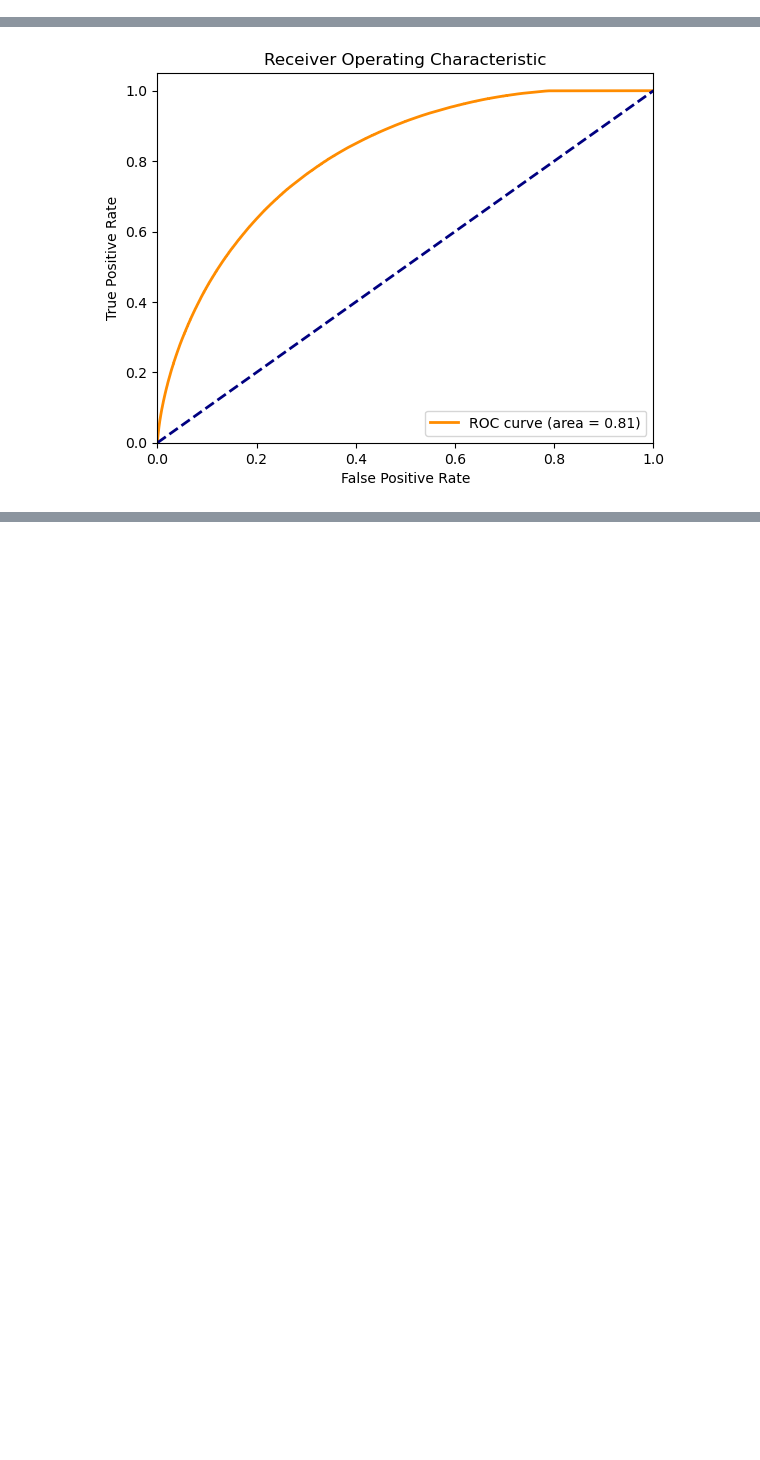
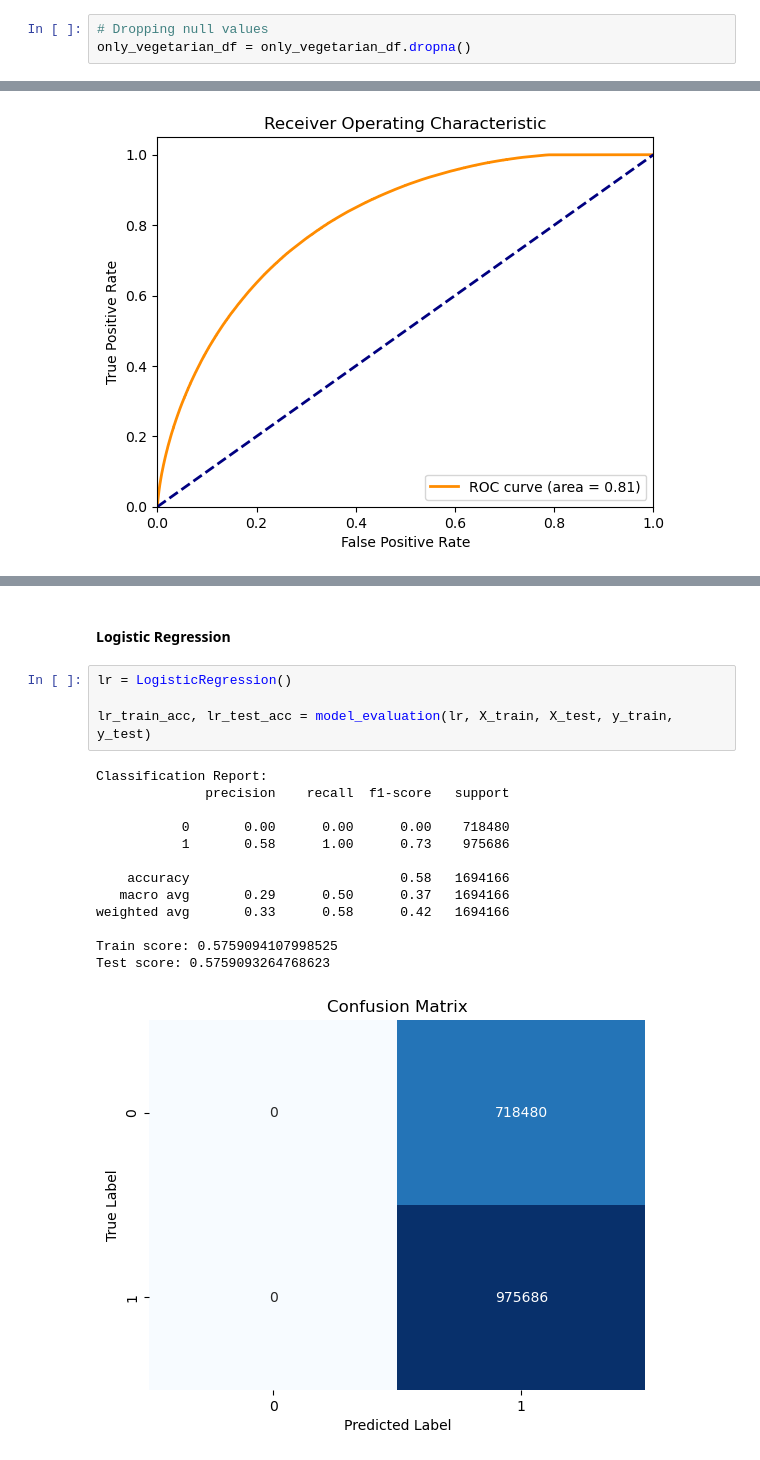
Before and after one commit to musairshad/Instacart-user-analysis, a Jupyter notebook: Instacart Basket Analysis 03.ipynb, the cells around one changed output, grey strips where cells are left out. Saved outputs shown, nothing was run; the diff lists cells and outputs as text; blank space fills up the shorter version.

```diff
--- a/Instacart Basket Analysis.ipynb
+++ b/Instacart Basket Analysis 03.ipynb
@@ -671,0 +733,3 @@ only_vegetarian_df = only_vegetarian_df.drop(columns=non_numeric_columns)
+# %%
+# Dropping null values
+only_vegetarian_df = only_vegetarian_df.dropna()
@@ -884,0 +1004,20 @@ plt.show()
+# %% [markdown]
+#### Logistic Regression
+# %%
+lr = LogisticRegression()
+
+lr_train_acc, lr_test_acc = model_evaluation(lr, X_train, X_test, y_train, y_test)
+# %% [output]
+Classification Report:
+              precision    recall  f1-score   support
+
+           0       0.00      0.00      0.00    718480
+           1       0.58      1.00      0.73    975686
+
+    accuracy                           0.58   1694166
+   macro avg       0.29      0.50      0.37   1694166
+weighted avg       0.33      0.58      0.42   1694166
+
+Train score: 0.5759094107998525
+Test score: 0.5759093264768623
+[figure, added]
```
Also changed, not shown: parts of 62 cells of this notebook, 3 other files.
